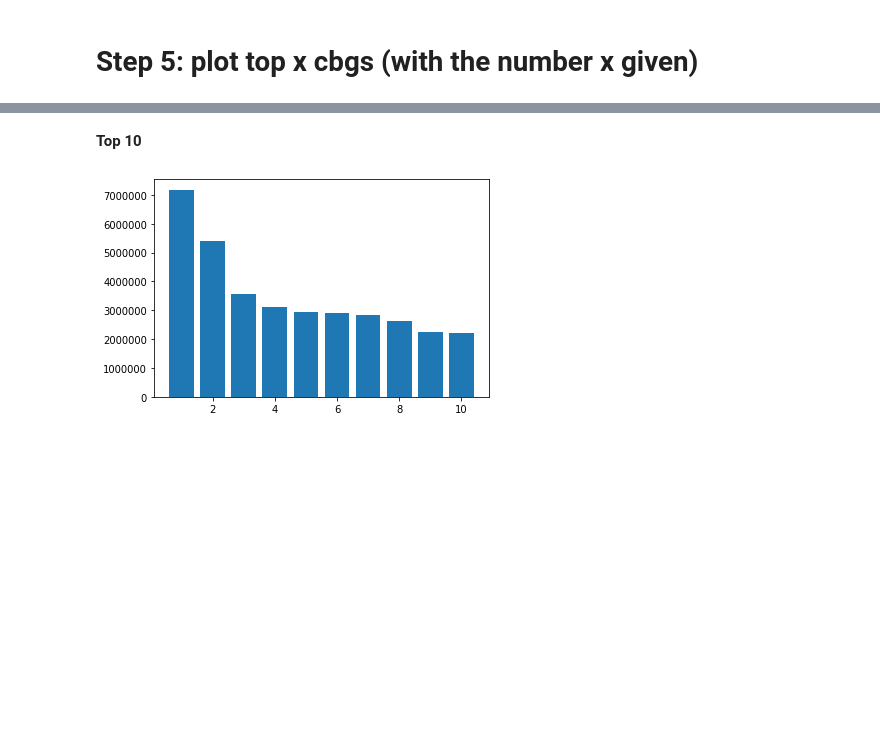
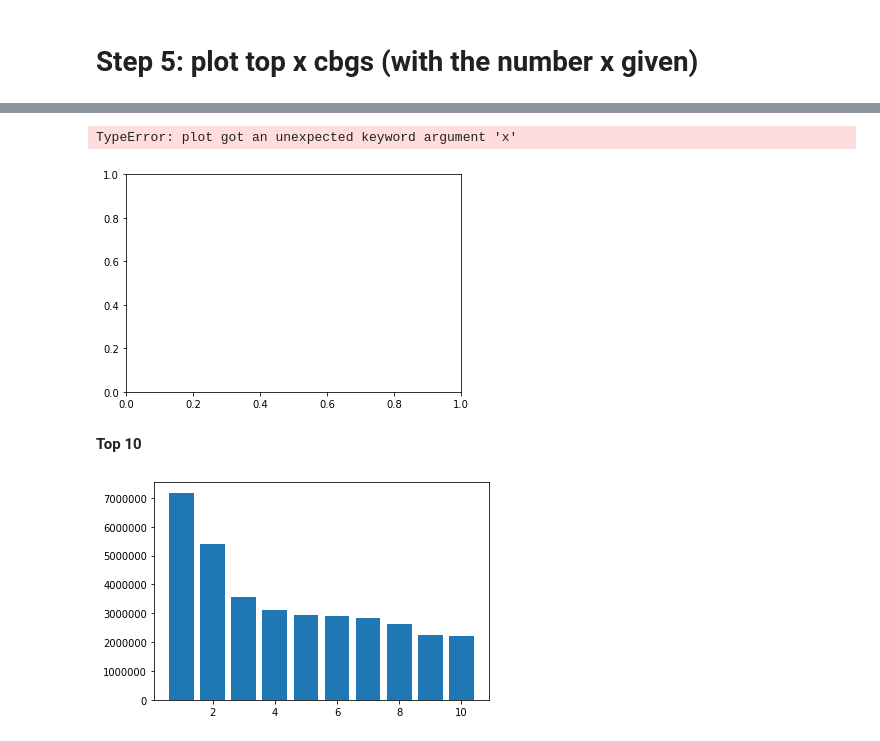
Before and after one commit to Crosita/Capstone-Project-1, a Jupyter notebook: EDA_Capstone_1.ipynb, the cells around one changed output, grey strips where cells are left out. Drawn from its saved outputs; the diff is of its cells as text; code cells hidden in the pictures; blank space fills up the shorter version.

```diff
--- a/EDA_Capstone_1.ipynb
+++ b/EDA_Capstone_1.ipynb
@@ -246,3 +299,8 @@ plt.show()
+# %%
+plt.plot(x=list['census_block_group'].iloc[0:10], y=list['raw_visit_count'])
+# %% [output]
+TypeError: plot got an unexpected keyword argument 'x'
+[figure, added]
 # %%
 # count on "raw_visit_count" column
 def plot_most_popular_cbgs_in_hist(number,column_name):
```
Also changed, not shown: parts of 22 cells of this notebook.
